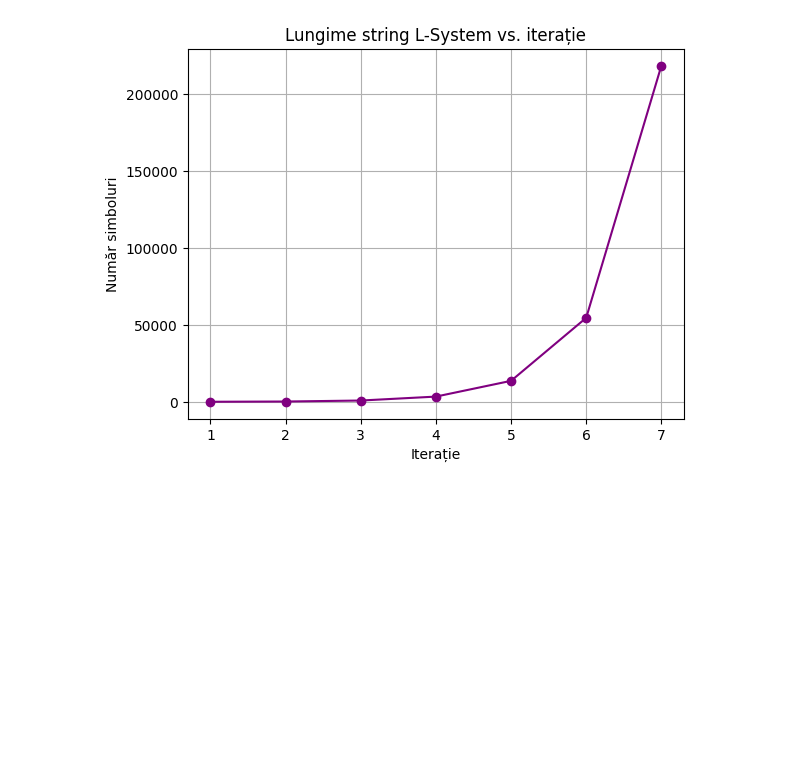
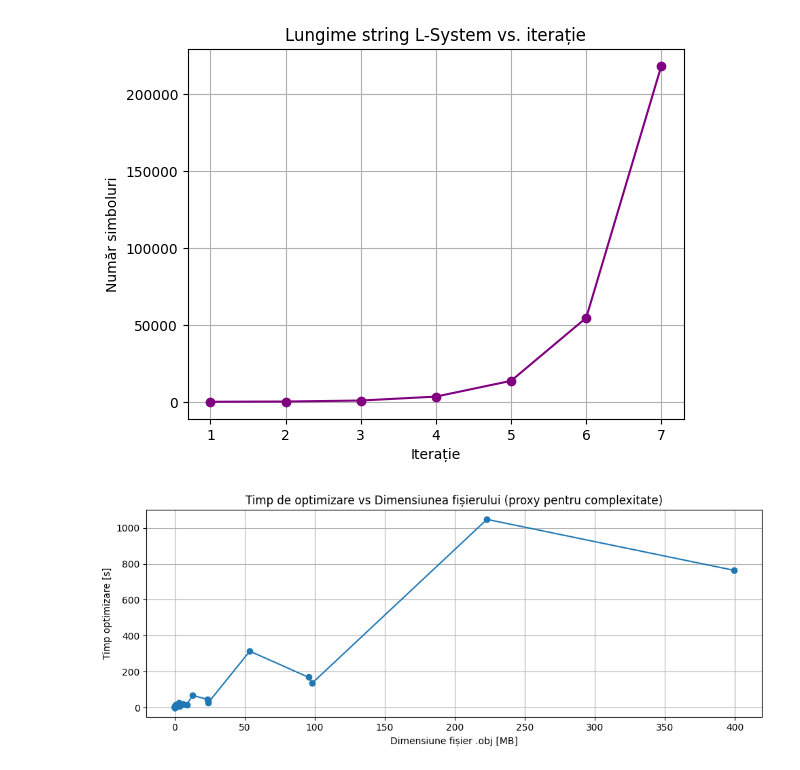
Before and after one commit to ana-nacu/FractalEngine, a Jupyter notebook: plotting/plotting_metrics.ipynb, the cells around one changed output. Drawn from its saved outputs; the diff is of its cells as text; code cells hidden in the pictures; blank space fills up the shorter version.

```diff
--- a/plotting/plotting_metrics.ipynb
+++ b/plotting/plotting_metrics.ipynb
@@ -219,3 +230,28 @@ print("✅ Grafice salvate: gen_time_vs_iter.png, txt_write_vs_iter.png, obj_gen
 [figure]
 [figure]
 [figure]
+# %%
+import pandas as pd
+import matplotlib.pyplot as plt
+
+# Citește CSV-ul fără antet
+df = pd.read_csv("optimize_times.csv", header=None)
+df.columns = ['filename', 'size_bytes_before', 'opt_time_sec', 'size_bytes_after']
+
+# Sortează după mărimea inițială
+df = df.sort_values(by='size_bytes_before')
+
+# Convertim octeții în megabytes
+df['size_mb_before'] = df['size_bytes_before'] / (1024 * 1024)
+
+# === GRAFIC VERIDIC: Timp vs Dimensiune (.obj) ===
+plt.figure(figsize=(10, 4))
+plt.plot(df['size_mb_before'], df['opt_time_sec'], 'o-')
+plt.xlabel('Dimensiune fișier .obj [MB]')
+plt.ylabel('Timp optimizare [s]')
+plt.title('Timp de optimizare vs Dimensiunea fișierului (proxy pentru complexitate)')
+plt.grid(True)
+plt.tight_layout()
+plt.savefig("opt_time_vs_complexity.png")  # Salvează cu același nume
+# %% [output]
+[figure, added]
```
Also changed, not shown: parts of 2 cells of this notebook, 4 other files.
